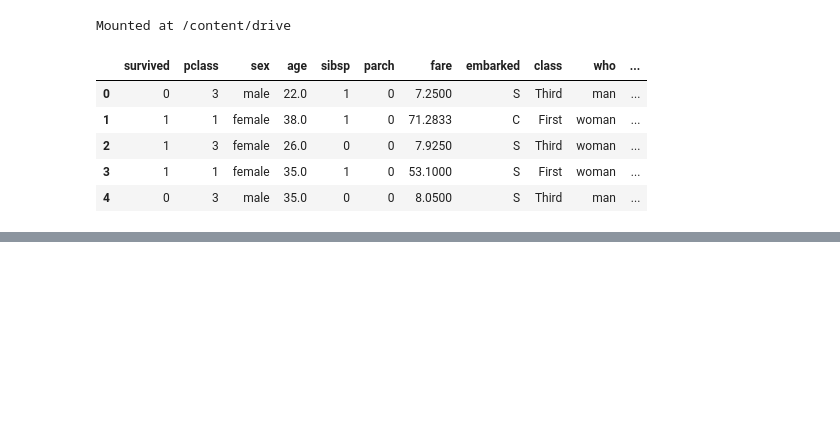
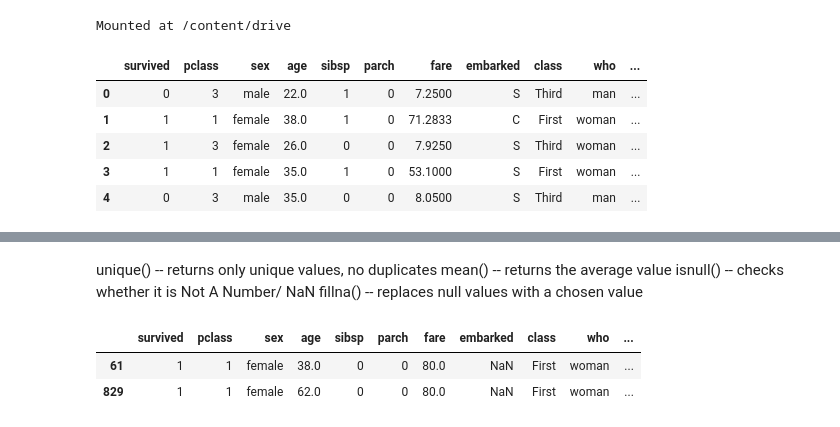
Before and after one commit to ihertting/CS167_Notes, a Jupyter notebook: Day03_exercises.ipynb, the cells around one changed output, grey strips where cells are left out. Saved outputs shown, nothing was run; the diff lists cells and outputs as text; code cells hidden in the pictures; blank space fills up the shorter version.

```diff
--- a/Day03_exercises.ipynb
+++ b/Day03_exercises.ipynb
@@ -59,8 +140,21 @@ titanic.head()
 # %%
 # What does unique(), mean(), isnull(), and fillna() do? Use a markdown cell to write your answers
 # Use the Pandas documentation (https://pandas.pydata.org/pandas-docs/stable/reference/index.html)
+# %% [markdown]
+unique() -- returns only unique values, no duplicates
+mean()   -- returns the average value
+isnull() -- checks whether it is Not A Number/ NaN
+fillna() -- replaces null values with a chosen value
 # %%
 # give examples of your use of unique(), mean(), median(), isnull()
+titanic['embark_town'].unique()
+titanic['age'].mean()
+titanic['age'].median()
+titanic[titanic['embark_town'].isnull() == True]
+# %% [output]
+|  | survived | pclass | sex | age | sibsp | parch | fare | embarked | class | who | ... |
+| 61 | 1 | 1 | female | 38.0 | 0 | 0 | 80.0 | NaN | First | woman | ... |
+| 829 | 1 | 1 | female | 62.0 | 0 | 0 | 80.0 | NaN | First | woman | ... |
 # %%
 # in the queenstown_subet dataframe
 # for each row that does not have an age recorded, replace the NaN value with the calculated average
```
Also changed, not shown: parts of 16 cells of this notebook.
